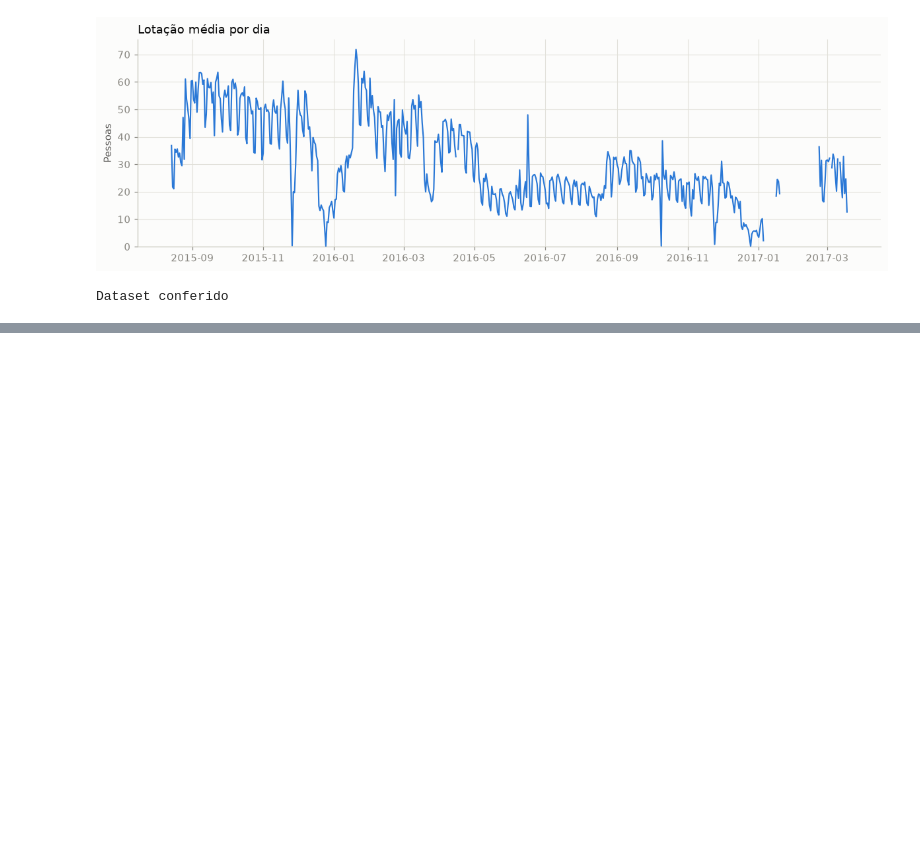
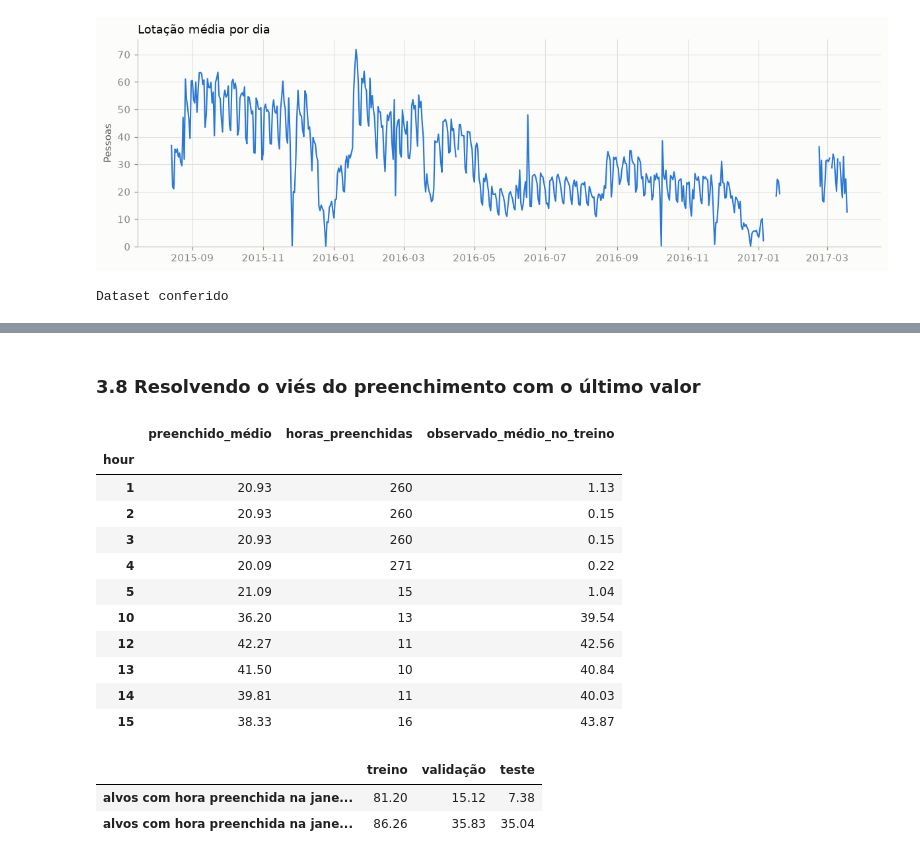
Before and after one commit to GabrielcMiranda/gym-crowndedness-forecasting, a Jupyter notebook: notebooks/02_previsao_lotacao_lstm.ipynb, the cells around one changed output, grey strips where cells are left out. Saved outputs shown, nothing was run; the diff lists cells and outputs as text; code cells hidden in the pictures; blank space fills up the shorter version.

```diff
--- a/notebooks/02_previsao_lotacao_lstm.ipynb
+++ b/notebooks/02_previsao_lotacao_lstm.ipynb
@@ -170,0 +428,12 @@ Dataset conferido
+# %%
+eligible_by_window = {
+    window: complete_window_targets(hourly["people_observed"], hourly["is_available"], window)
+    for window in CONTINUOUS_WINDOWS
+}
+common_targets = eligible_by_window[24] & eligible_by_window[168]
+target_hours = hourly.index[common_targets]
+
+print(f"Alvos com janela completa de 24h: {eligible_by_window[24].sum()}")
+print(f"Alvos com janela completa de 168h: {eligible_by_window[168].sum()}")
+print(f"Datas-alvo comuns às duas janelas: {len(target_hours)}")
+print(f"Primeira e última data-alvo: {target_hours.min()} e {target_hours.max()}")
@@ -170,0 +538,12 @@ Dataset conferido
+# %%
+def last_observed_fill(observed):
+    return observed.ffill().where(hourly["is_available"])
+
+
+comparison_after_fix = compare_inputs_after_changing_target(last_observed_fill, example_target_hour)
+assert comparison_after_fix["diferença"].abs().sum() == 0
+
+hourly["people_last_observed"] = last_observed_fill(hourly["people_observed"])
+
+print(f"Horas preenchidas com o último valor observado: {hourly['is_imputed'].sum()}")
+comparison_after_fix
@@ -170,0 +558,38 @@ Dataset conferido
+# %% [markdown]
+### 3.8 Resolvendo o viés do preenchimento com o último valor
+# %%
+training_end = partitions["treino"].max()
+training_observed = hourly.loc[:training_end, "people_observed"]
+imputed_rows = hourly[hourly["is_imputed"] == 1]
+
+filled_by_hour = imputed_rows.groupby(imputed_rows.index.hour)["people_last_observed"].agg(preenchido_médio="mean", horas_preenchidas="size")
+observed_by_hour = training_observed.groupby(training_observed.index.hour).agg(observado_médio_no_treino="mean")
+plateau_table = filled_by_hour.join(observed_by_hour)
+
+imputed_steps = {window: hourly["is_imputed"].rolling(window).sum().shift(1) for window in CONTINUOUS_WINDOWS}
+window_share_table = pd.DataFrame({
+    name: {
+        f"alvos com hora preenchida na janela de {window}h (%)": 100 * (imputed_steps[window].loc[dates] > 0).mean()
+        for window in CONTINUOUS_WINDOWS
+    }
+    for name, dates in partitions.items()
+})
+
+display(plateau_table.loc[plateau_table["horas_preenchidas"] >= 10])
+display(window_share_table)
+# %% [output]
+|  | preenchido_médio | horas_preenchidas | observado_médio_no_treino |
+| hour |  |  |  |
+| 1 | 20.93 | 260 | 1.13 |
+| 2 | 20.93 | 260 | 0.15 |
+| 3 | 20.93 | 260 | 0.15 |
+| 4 | 20.09 | 271 | 0.22 |
+| 5 | 21.09 | 15 | 1.04 |
+| 10 | 36.20 | 13 | 39.54 |
+| 12 | 42.27 | 11 | 42.56 |
+| 13 | 41.50 | 10 | 40.84 |
+| 14 | 39.81 | 11 | 40.03 |
+| 15 | 38.33 | 16 | 43.87 |
+|  | treino | validação | teste |
+| alvos com hora preenchida na jane... | 81.20 | 15.12 | 7.38 |
+| alvos com hora preenchida na jane... | 86.26 | 35.83 | 35.04 |
```
Also changed, not shown: parts of 23 cells of this notebook.
